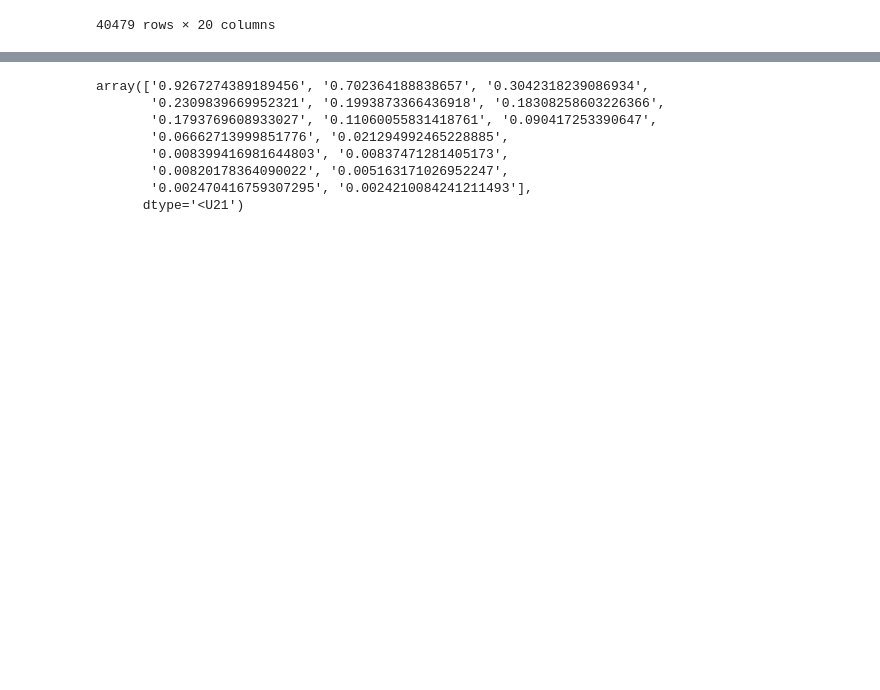
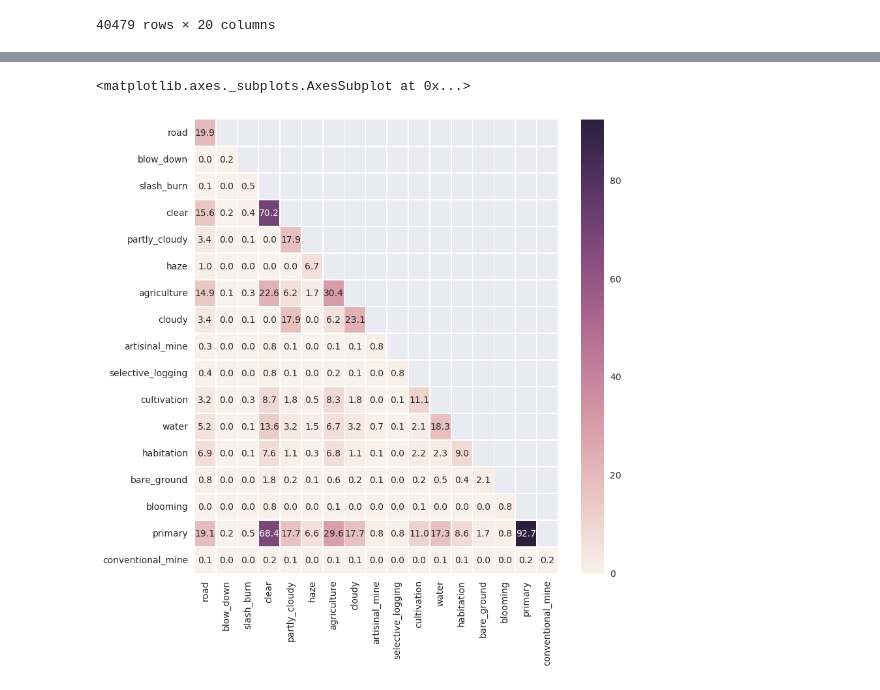
Before and after one commit to aCampello/Explore_the_Planet, a Jupyter notebook: lab/Data_Exploration.ipynb, the cells around one changed output, grey strips where cells are left out. Cells and saved outputs as stored; diff of their text form; code cells hidden in the pictures; blank space fills up the shorter version.

```diff
--- a/lab/Data_Exploration.ipynb
+++ b/lab/Data_Exploration.ipynb
@@ -107,11 +114,16 @@ frequencies_sorted=frequencies[frequencies[:,1].argsort()[::-1]]
-# %%
-frequencies_sorted[:,1]
-# %% [output]
-array(['0.9267274389189456', '0.702364188838657', '0.3042318239086934',
-       '0.2309839669952321', '0.1993873366436918', '0.18308258603226366',
-       '0.1793769608933027', '0.11060055831418761', '0.090417253390647',
-       '0.06662713999851776', '0.021294992465228885',
-       '0.008399416981644803', '0.00837471281405173',
-       '0.00820178364090022', '0.005163171026952247',
-       '0.002470416759307295', '0.0024210084241211493'],
-      dtype='<U21')
+# %%
+heat=np.zeros([Ntypes,Ntypes])
+for i in range(Ntypes):
+    for j in range(Ntypes):
+        heat[i,j]=(df[df.columns[i+3]]*df[df.columns[j+3]]).sum()
+
+heat=100*heat/Ntotal
+# %%
+plt.subplots(figsize=(9,9))         # Sample figsize in inches
+mask=np.zeros_like(heat)
+mask[np.triu_indices_from(mask,k=1)]=True
+seaborn.heatmap(heat,linewidths=0.5,xticklabels=dic_of_types,yticklabels=dic_of_types,annot=True,fmt='.1f',
+                mask=mask)
+# %% [output]
+<matplotlib.axes._subplots.AxesSubplot at 0x...>
+[figure, added]
```
Also changed, not shown: parts of 6 cells of this notebook, 1 other file.
